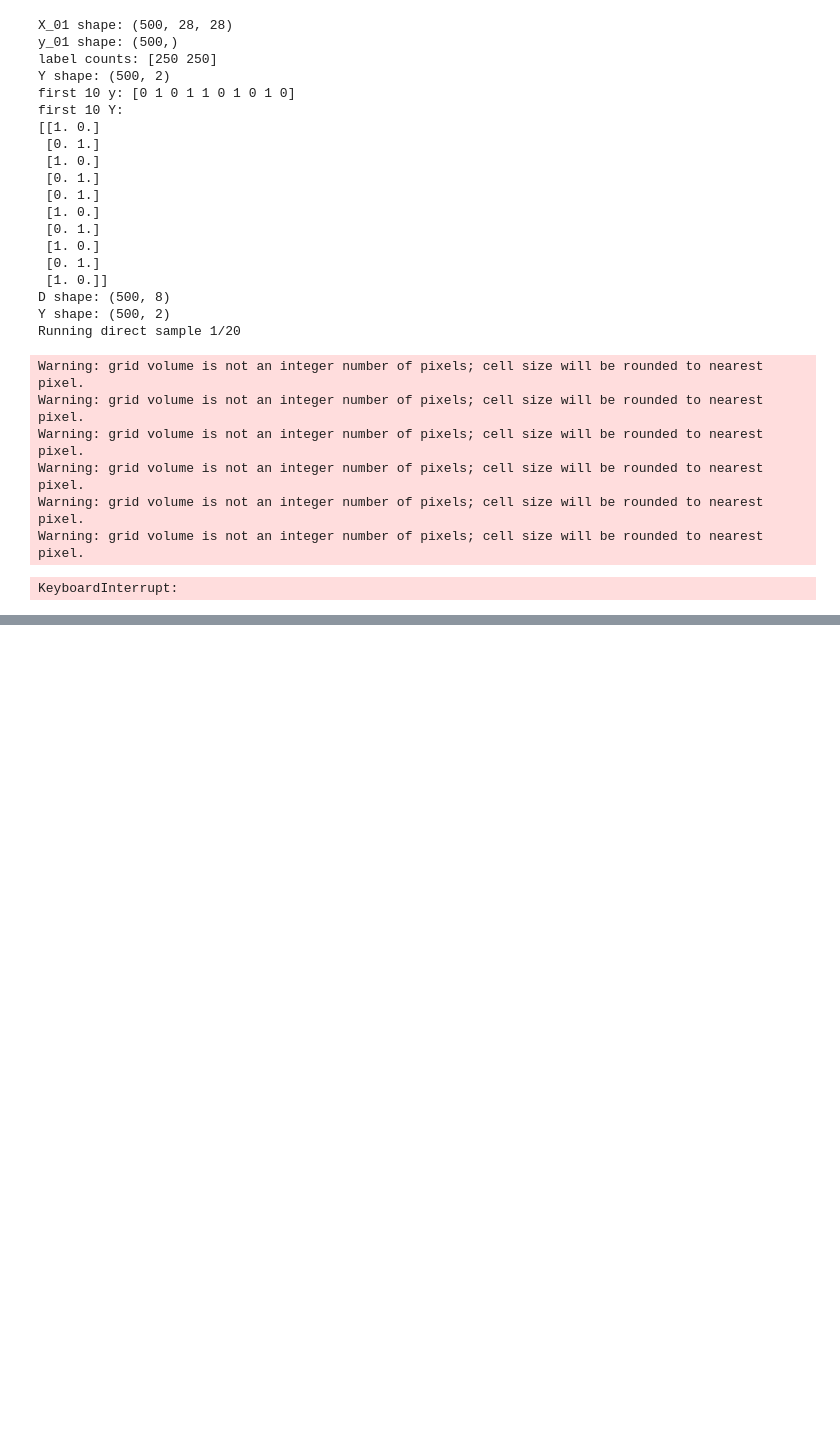
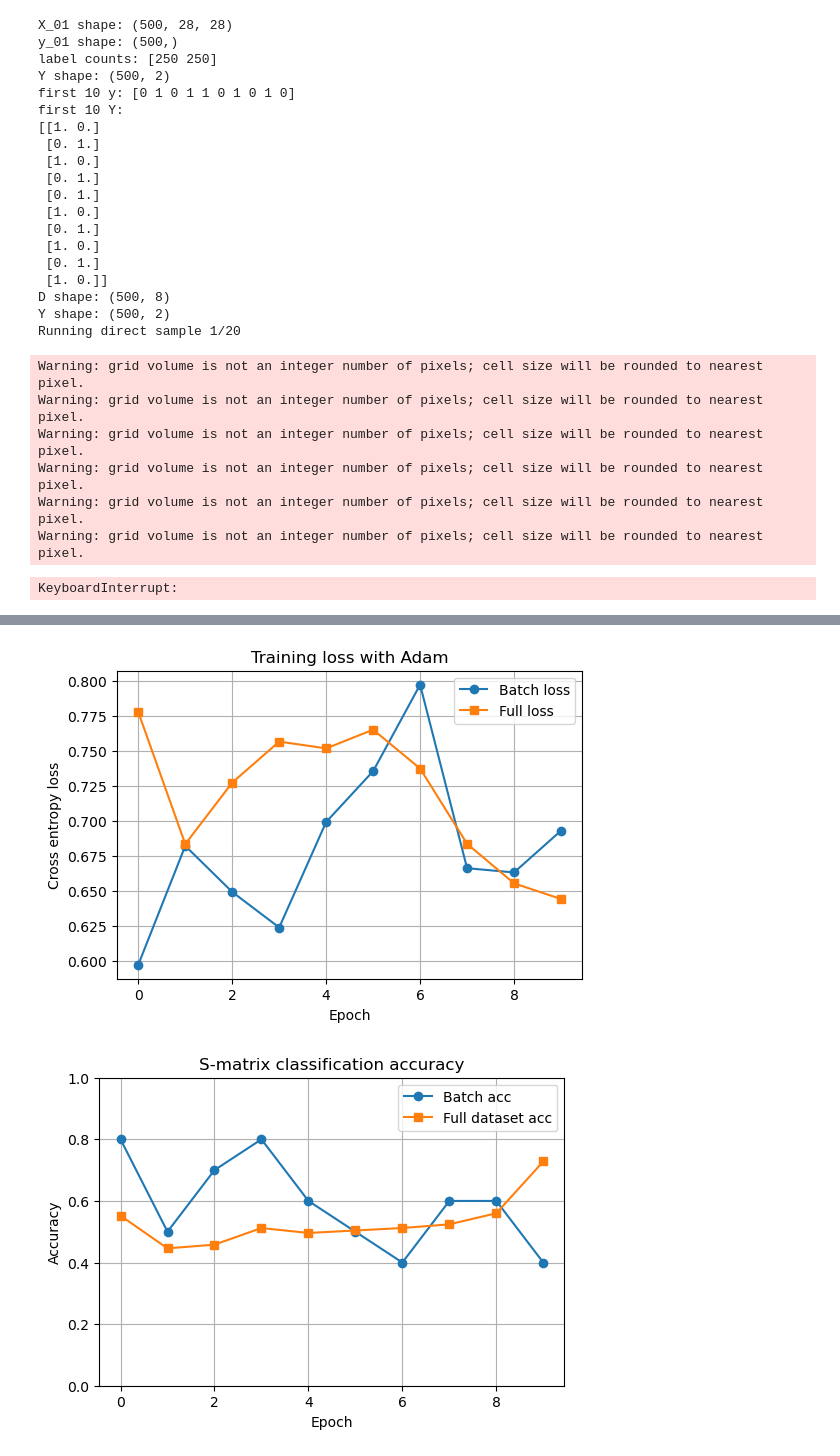
Before and after one commit to y0ooung/Meep, a Jupyter notebook: nanophotonic ONN rep.ipynb, the cells around one changed output, grey strips where cells are left out. Saved outputs shown, nothing was run; the diff lists cells and outputs as text; code cells hidden in the pictures; blank space fills up the shorter version.

```diff
--- a/nanophotonic ONN rep.ipynb
+++ b/nanophotonic ONN rep.ipynb
@@ -972,7 +1375,7 @@ rho = x0.copy()
 m_adam = np.zeros_like(rho)
 v_adam = np.zeros_like(rho)
 
-epoch = 1
+epoch = 10
 batch_size = 10
 
 # Adam tunning parameters
@@ -992,8 +1395,8 @@ acc_history = []
 full_loss_history = []
 full_acc_history = []
 
-for epoch in range(epoch):
-    print(f"\nEpoch {epoch + 1}/{epoch}")
+for epoch_idx in range(epoch):
+    print(f"\nEpoch {epoch_idx + 1}/{epoch}")
 
     # 1. 현재 rho에서 N forward + C reverse basis 계산
     E_forward_2d, E_forward_flat, S, A_reverse_2d, A_reverse_flat = update_field(
@@ -1075,10 +1478,11 @@ for epoch in range(epoch):
         grad_raw=grad_raw,
         m=m_adam,
         v=v_adam,
-        t=epoch + 1,
+        t=epoch_idx + 1,
         lr=lr_adam,
         beta1=beta1_adam,
         beta2=beta2_adam,
+        eps = 1e-8,
         grad_sign=grad_sign,
         normalize_grad=True
     )
@@ -1087,21 +1517,45 @@ for epoch in range(epoch):
 # %%
 plt.figure(figsize=(6, 4))
 plt.plot(loss_history, marker="o", label="Batch loss")
 plt.plot(full_loss_history, marker="s", label="Full loss")
 plt.xlabel("Epoch")
 plt.ylabel("Cross entropy loss")
 plt.title("Training loss with Adam")
 plt.legend()
 plt.grid(True)
 plt.show()
 
 plt.figure(figsize=(6, 4))
 plt.plot(acc_history, marker="o", label="Batch acc")
 plt.plot(full_acc_history, marker="s", label="Full dataset acc")
 plt.xlabel("Epoch")
 plt.ylabel("Accuracy")
 plt.title("S-matrix classification accuracy")
 plt.ylim(0, 1)
 plt.legend()
 plt.grid(True)
 plt.show()
+
+## ===== design region plot ===== ##
+# 최종 rho를 실제 material density로 변환
+mapped_rho_final = np.array(mapping(rho, eta_i, beta_proj))
+
+# 2D grid로 reshape
+mapped_rho_final_2d = mapped_rho_final.reshape(Nx, Ny)
+
+plt.figure(figsize=(6, 5))
+plt.imshow(
+    mapped_rho_final_2d.T,
+    origin="lower",
+    extent=[-Dx/2, Dx/2, -Dy/2, Dy/2],
+    interpolation="nearest",
+    cmap="gray"
+)
+plt.colorbar(label="Material density")
+plt.xlabel("x")
+plt.ylabel("y")
+plt.title("Updated design region")
+plt.show()
+# %% [output]
+[figure, added]
+[figure, added]
```
Also changed, not shown: parts of 4 cells of this notebook.
